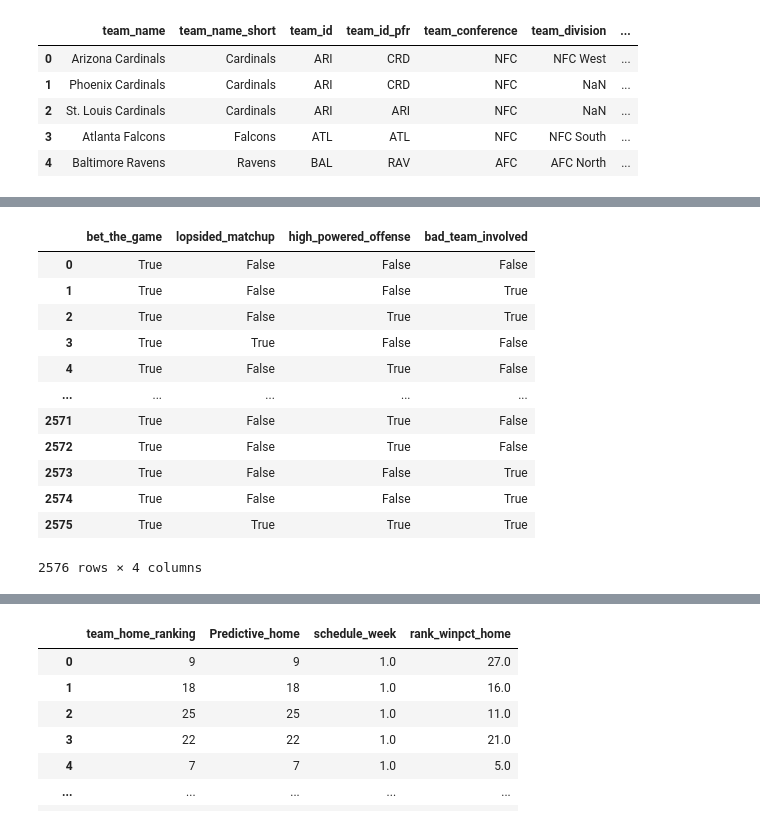
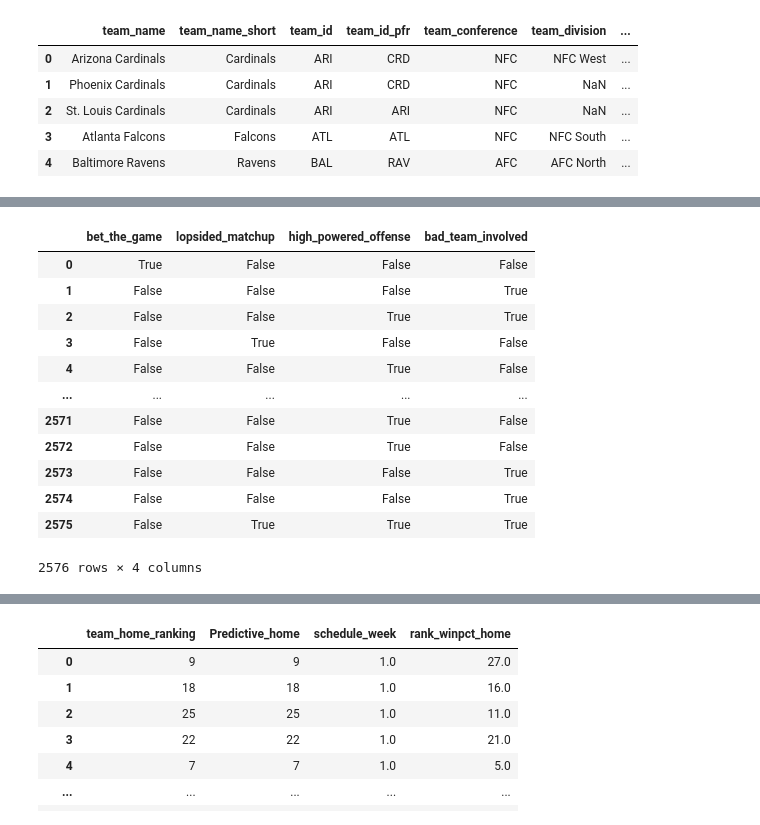
Before and after one commit to ericjenvey/Kaggle, a Jupyter notebook: nfl-score-data.ipynb, the cells around one changed output, grey strips where cells are left out. Cells and saved outputs as stored; diff of their text form; code cells hidden in the pictures.

Commit message:
Kaggle Notebook | NFL Score Data | Version 6

```diff
--- a/nfl-score-data.ipynb
+++ b/nfl-score-data.ipynb
@@ -134,3 +134,9 @@ scores = scores.dropna(subset = ['schedule_week'])
 
 # filter scores data
 recent_scores = scores[scores["schedule_season"].isin(list(range(2012, 2022)))]
+
+recent_scores.loc[:,'margin_of_victory'] = abs(recent_scores.loc[:,'score_home'] - recent_scores.loc[:,'score_away'])
+
+recent_scores.loc[:, 'blowout'] = recent_scores.loc[:, 'margin_of_victory'] > 14
+
+recent_scores.head()
@@ -177,41 +195,41 @@ scores_and_rankings_all.head()
 # %%
 # feature engineering
 
 # Is the team bad? Preseason ranking used before week 8, otherwise, use the win percentage rank
 
 scores_and_rankings_all['team_home_ranking'] = scores_and_rankings_all['Predictive_home'].where(
     scores_and_rankings_all['schedule_week'] <= 7, scores_and_rankings_all['rank_winpct_home']
 )
 
 scores_and_rankings_all['team_away_ranking'] = scores_and_rankings_all['Predictive_away'].where(
     scores_and_rankings_all['schedule_week'] <= 7, scores_and_rankings_all['rank_winpct_away']
 )
 
 scores_and_rankings_all.loc[:,'bad_team_involved'] = scores_and_rankings_all.apply(lambda x: True if x['team_away_ranking'] >= 25 or x['team_home_ranking'] >= 25 else False, axis = 1)
 
 # Singular high-powered offense (if both are high, False. If one is high and defense is elite, False)
 scores_and_rankings_all.loc[:, 'high_powered_offense'] = scores_and_rankings_all.apply(lambda x: True if (x['rank_offense_home'] <= 8 and x['rank_offense_away'] > 8 and x['rank_defense_away'] > 8) or (x['rank_offense_away'] <= 8 and x['rank_offense_home'] > 8 and x['rank_defense_home'] > 8) else False, axis = 1)
 
 # Lopsided matchup?
 
 scores_and_rankings_all.loc[:, 'lopsided_matchup'] = scores_and_rankings_all.apply(lambda x: True if abs(x['team_home_ranking'] - x['team_away_ranking']) >= 12 else False, axis = 1)
 
 # bet?
 
-scores_and_rankings_all.loc[:, 'bet_the_game'] = scores_and_rankings_all.apply(lambda x: True if ~x['bad_team_involved'] and ~x['high_powered_offense'] and ~x['lopsided_matchup'] else False, axis = 1)
+scores_and_rankings_all.loc[:, 'bet_the_game'] = scores_and_rankings_all.apply(lambda x: True if x['bad_team_involved'] == False and x['high_powered_offense'] == False and x['lopsided_matchup'] == False else False, axis = 1)
 
 scores_and_rankings_all[['bet_the_game', 'lopsided_matchup', 'high_powered_offense', 'bad_team_involved']]
 # %% [output]
 |  | bet_the_game | lopsided_matchup | high_powered_offense | bad_team_involved |
 | 0 | True | False | False | False |
-| 1 | True | False | False | True |
-| 2 | True | False | True | True |
-| 3 | True | True | False | False |
-| 4 | True | False | True | False |
+| 1 | False | False | False | True |
+| 2 | False | False | True | True |
+| 3 | False | True | False | False |
+| 4 | False | False | True | False |
 | ... | ... | ... | ... | ... |
-| 2571 | True | False | True | False |
-| 2572 | True | False | True | False |
-| 2573 | True | False | False | True |
-| 2574 | True | False | False | True |
-| 2575 | True | True | True | True |
+| 2571 | False | False | True | False |
+| 2572 | False | False | True | False |
+| 2573 | False | False | False | True |
+| 2574 | False | False | False | True |
+| 2575 | False | True | True | True |
 2576 rows × 4 columns
```
Also changed, not shown: parts of 6 cells of this notebook.
